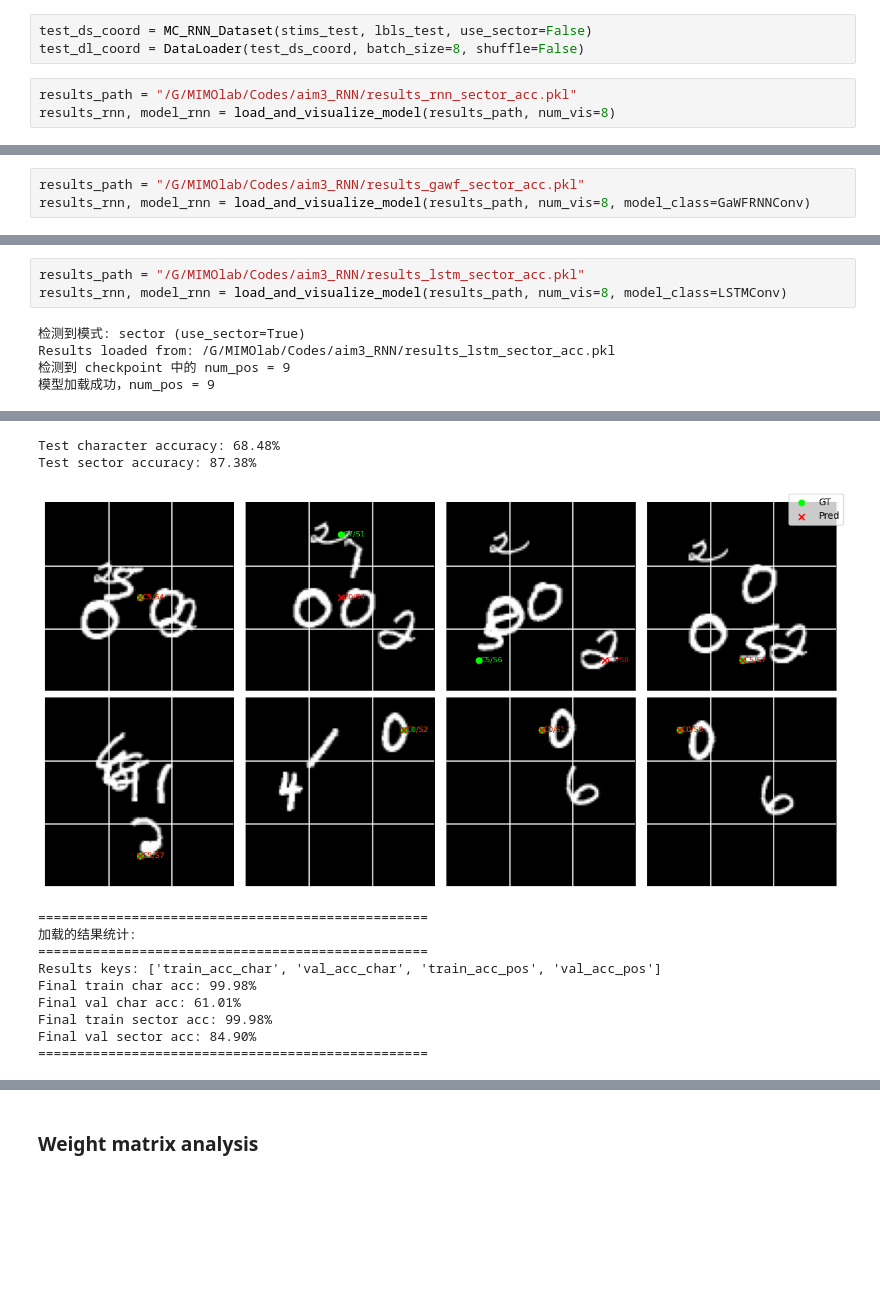
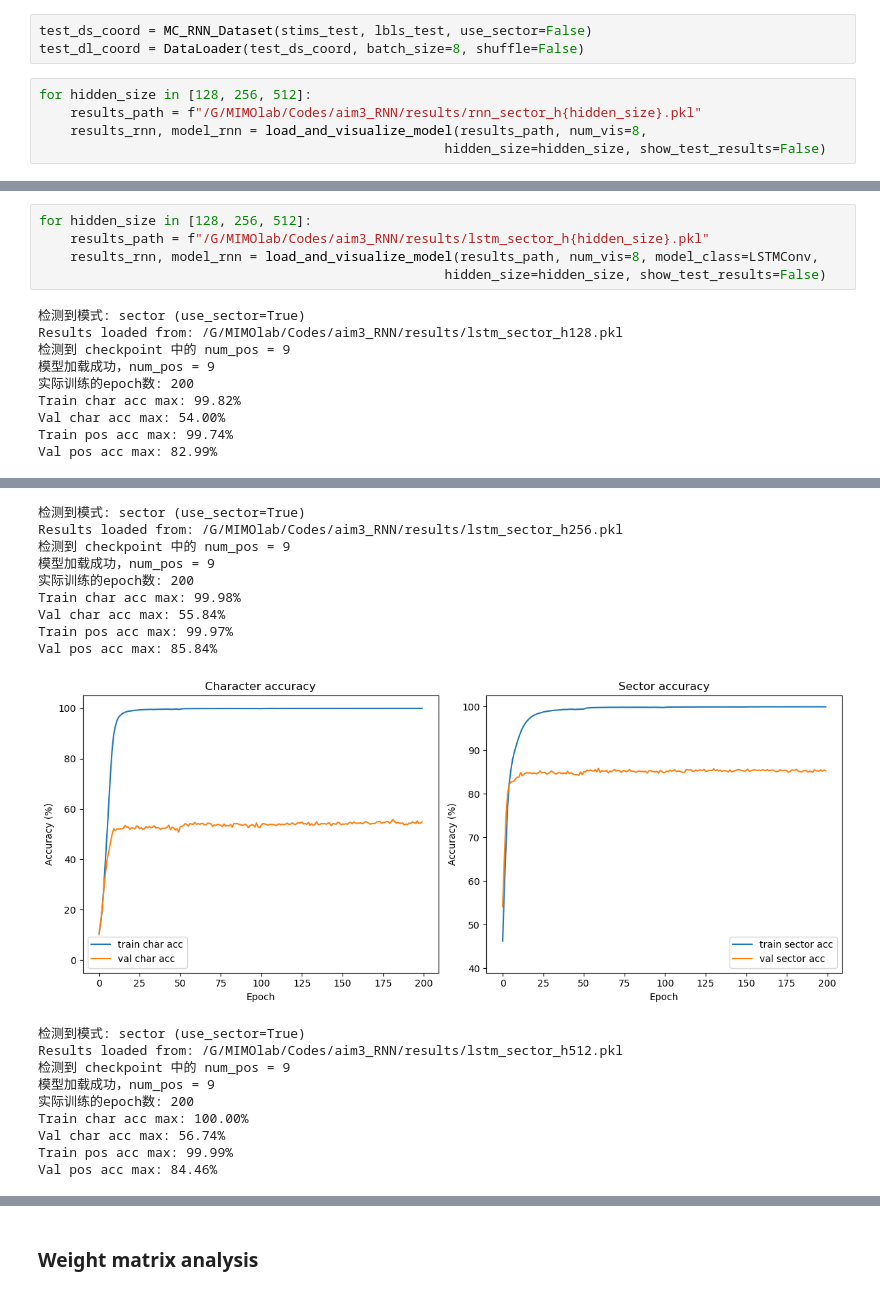
Before and after one commit to jingchengsimon/FAW_RNN, a Jupyter notebook: notebooks/RecurrentNetwork.ipynb, the cells around one changed output, grey strips where cells are left out. Drawn from its saved outputs; the diff is of its cells as text; blank space fills up the shorter version.

```diff
--- a/notebooks/RecurrentNetwork.ipynb
+++ b/notebooks/RecurrentNetwork.ipynb
@@ -367,7 +449,9 @@ test_dl_sector = DataLoader(test_ds_sector, batch_size=8, shuffle=False)
 test_ds_coord = MC_RNN_Dataset(stims_test, lbls_test, use_sector=False)
 test_dl_coord = DataLoader(test_ds_coord, batch_size=8, shuffle=False)
 # %%
-results_path = "/G/MIMOlab/Codes/aim3_RNN/results_rnn_sector_acc.pkl"
-results_rnn, model_rnn = load_and_visualize_model(results_path, num_vis=8)
+for hidden_size in [128, 256, 512]:
+    results_path = f"/G/MIMOlab/Codes/aim3_RNN/results/rnn_sector_h{hidden_size}.pkl"
+    results_rnn, model_rnn = load_and_visualize_model(results_path, num_vis=8,
+                                                    hidden_size=hidden_size, show_test_results=False)
 # %% [output]
 检测到模式: sector (use_sector=True)
@@ -390,3 +486,0 @@ Final val sector acc: 81.09%
-# %%
-results_path = "/G/MIMOlab/Codes/aim3_RNN/results_gawf_sector_acc.pkl"
-results_rnn, model_rnn = load_and_visualize_model(results_path, num_vis=8, model_class=GaWFRNNConv)
@@ -412,8 +487,15 @@ Final val sector acc: 81.24%
 # %%
-results_path = "/G/MIMOlab/Codes/aim3_RNN/results_lstm_sector_acc.pkl"
-results_rnn, model_rnn = load_and_visualize_model(results_path, num_vis=8, model_class=LSTMConv)
+for hidden_size in [128, 256, 512]:
+    results_path = f"/G/MIMOlab/Codes/aim3_RNN/results/lstm_sector_h{hidden_size}.pkl"
+    results_rnn, model_rnn = load_and_visualize_model(results_path, num_vis=8, model_class=LSTMConv,
+                                                    hidden_size=hidden_size, show_test_results=False)
 # %% [output]
 检测到模式: sector (use_sector=True)
-Results loaded from: /G/MIMOlab/Codes/aim3_RNN/results_lstm_sector_acc.pkl
+Results loaded from: /G/MIMOlab/Codes/aim3_RNN/results/lstm_sector_h128.pkl
 检测到 checkpoint 中的 num_pos = 9
 模型加载成功，num_pos = 9
+实际训练的epoch数: 200
+Train char acc max: 99.82%
+Val char acc max: 54.00%
+Train pos acc max: 99.74%
+Val pos acc max: 82.99%
@@ -421,12 +503,19 @@ Results loaded from: /G/MIMOlab/Codes/aim3_RNN/results_lstm_sector_acc.pkl
-Test character accuracy: 68.48%
-Test sector accuracy: 87.38%
+检测到模式: sector (use_sector=True)
+Results loaded from: /G/MIMOlab/Codes/aim3_RNN/results/lstm_sector_h256.pkl
+检测到 checkpoint 中的 num_pos = 9
+模型加载成功，num_pos = 9
+实际训练的epoch数: 200
+Train char acc max: 99.98%
+Val char acc max: 55.84%
+Train pos acc max: 99.97%
+Val pos acc max: 85.84%
-[figure, old version]
+[figure, new version]
-==================================================
-加载的结果统计:
-==================================================
-Results keys: ['train_acc_char', 'val_acc_char', 'train_acc_pos', 'val_acc_pos']
-Final train char acc: 99.98%
-Final val char acc: 61.01%
-Final train sector acc: 99.98%
-Final val sector acc: 84.90%
-==================================================
+检测到模式: sector (use_sector=True)
+Results loaded from: /G/MIMOlab/Codes/aim3_RNN/results/lstm_sector_h512.pkl
+检测到 checkpoint 中的 num_pos = 9
+模型加载成功，num_pos = 9
+实际训练的epoch数: 200
+Train char acc max: 100.00%
+Val char acc max: 56.74%
+Train pos acc max: 99.99%
+Val pos acc max: 84.46%
```
Also changed, not shown: parts of 7 cells of this notebook, 25 other files.
